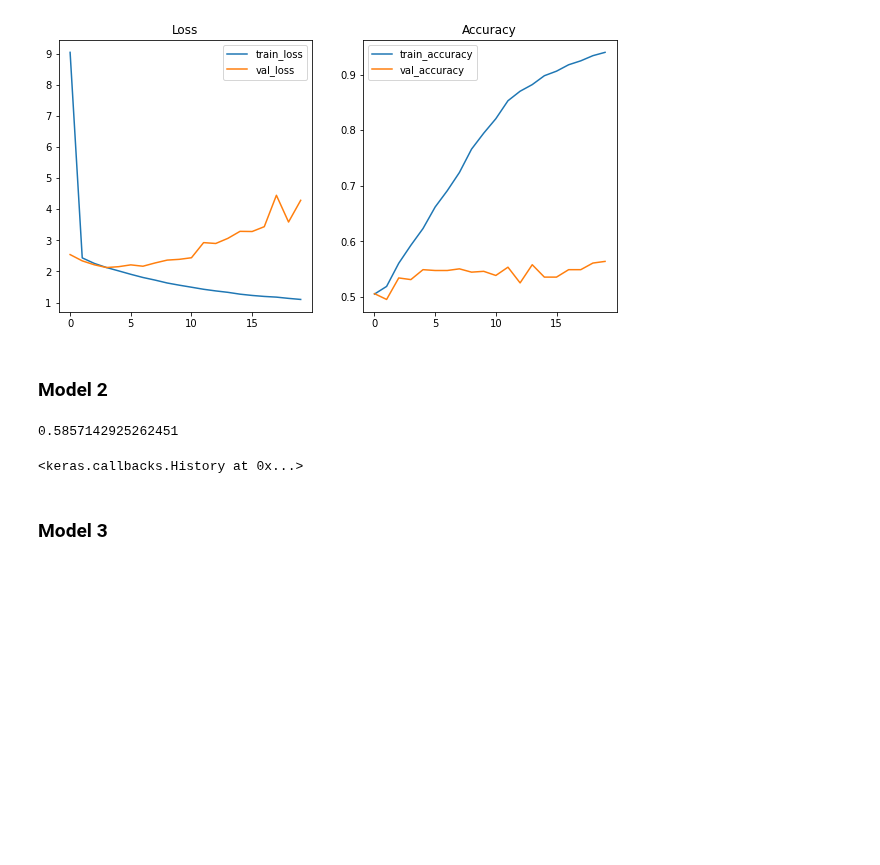
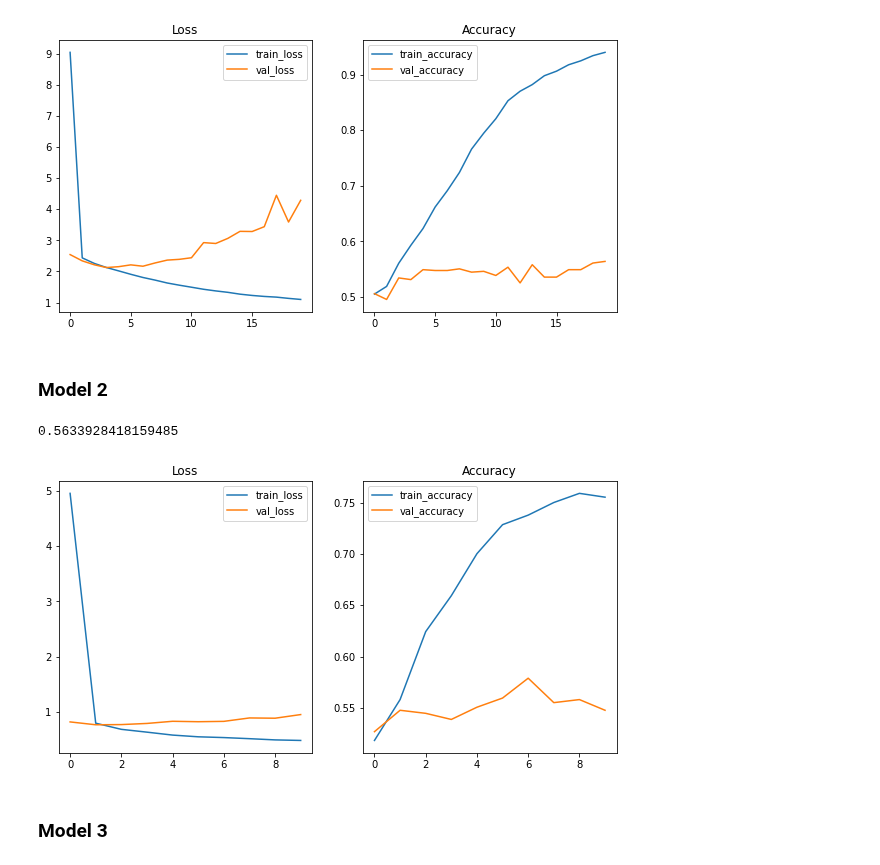
Before and after one commit to ZachRauch/Detecting_Signature_Fraud, a Jupyter notebook: Signature_Classification.ipynb, the cells around one changed output. Cells and saved outputs as stored; diff of their text form; code cells hidden in the pictures; blank space fills up the shorter version.

```diff
--- a/Signature_Classification.ipynb
+++ b/Signature_Classification.ipynb
@@ -326,8 +339,8 @@ plot_results(model1_results)
 # %% [output]
 [figure]
 # %%
-with open('drive/MyDrive/model1_pickle.sav', 'rb') as f:
-    model1 = pickle.load(f)
+# with open('drive/MyDrive/model1_pickle.sav', 'rb') as f:
+#     model1 = pickle.load(f)
 # %% [markdown]
 ### Model 2
 # %%
@@ -369,5 +382,12 @@ with open('drive/MyDrive/model2_cv_pickle.sav', 'rb') as f:
 # %%
 model2_cv_results.mean()
 # %% [output]
-0.5857142925262451
+0.5633928418159485
+# %%
+with open('drive/MyDrive/model2_results_pickle.sav', 'rb') as f:
+    model2_results = pickle.load(f)
+# %%
+plot_results(model2_results)
+# %% [output]
+[figure, added]
 # %%
@@ -376,7 +396,3 @@ with open('drive/MyDrive/model2_pickle.sav', 'rb') as f:
-# %%
-model2
-# %% [output]
-<keras.callbacks.History at 0x...>
 # %% [markdown]
 ### Model 3
 # %%
```
Also changed, not shown: parts of 7 cells of this notebook.
